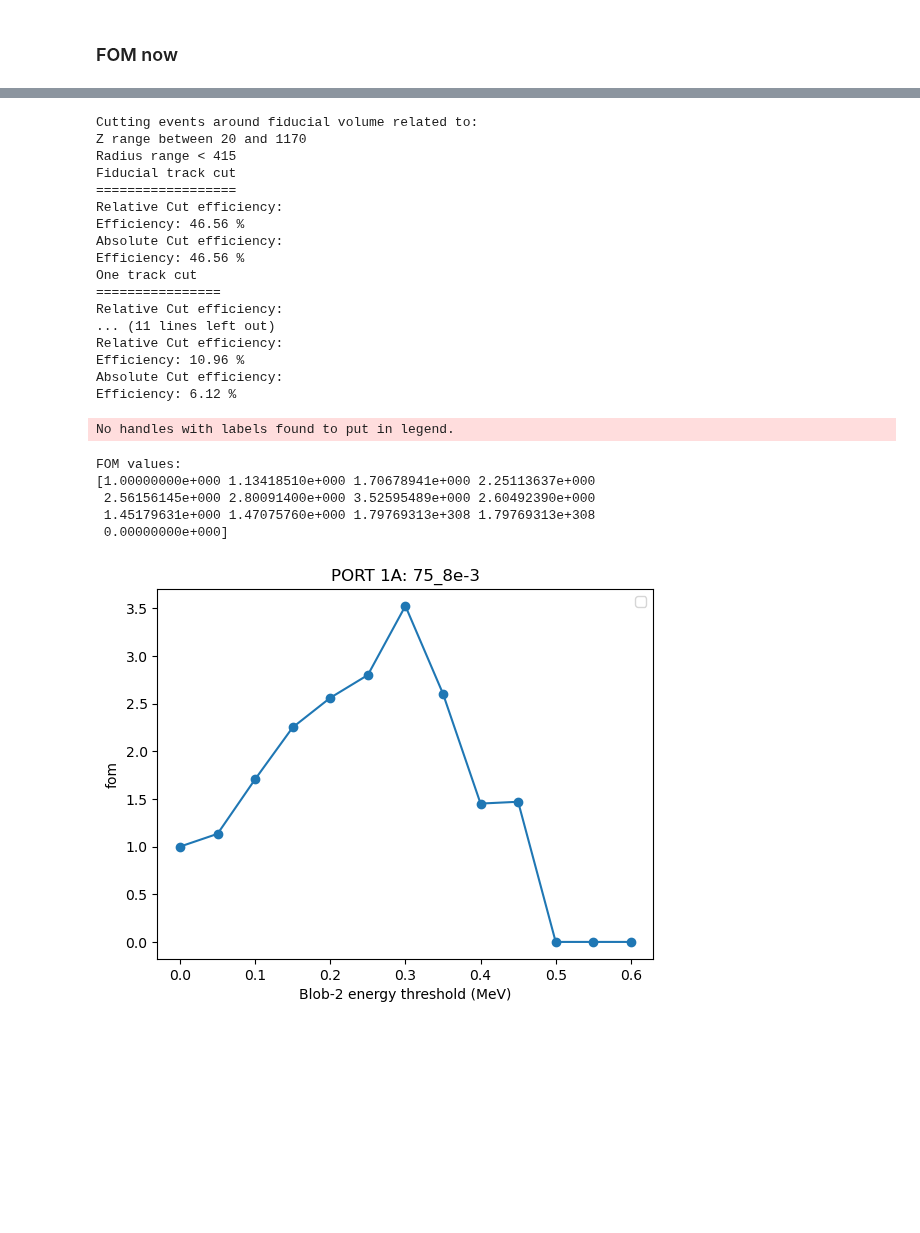
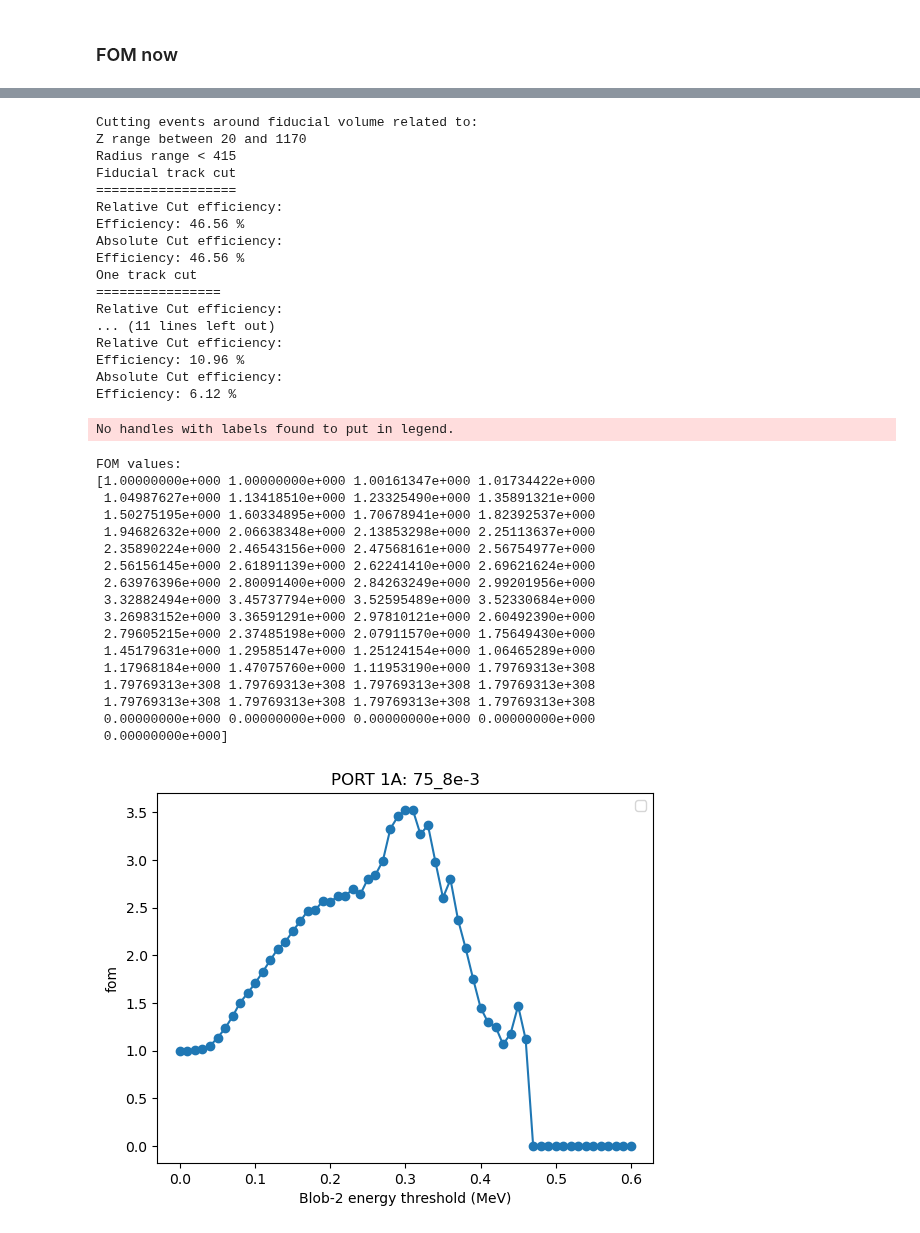
Before and after one commit to jwaiton/next_misc, a Jupyter notebook: further_beersheba_analysis/study_output.ipynb, the cells around one changed output, grey strips where cells are left out. Cells and saved outputs as stored; diff of their text form; code cells hidden in the pictures; blank space fills up the shorter version.

```diff
--- a/further_beersheba_analysis/study_output.ipynb
+++ b/further_beersheba_analysis/study_output.ipynb
@@ -61,7 +63,8 @@ def load_plot_cut_FOM(file_path, title = "Low pressure track energies"):
     cuts = np.linspace(0,0.6, 61, endpoint = True)
 
     cut_tracks = func.apply_cuts(tracks_low_E, lower_z = 20, upper_z = 1170, r_lim = 415)
-    func.apply_FOM(file_path, cut_tracks[0], cut_list = cuts, plot = True, plot_title = title)
+    fom_vals = func.apply_FOM(file_path, cut_tracks[0], cut_list = cuts, plot = True, plot_title = title)
+    return fom_vals
 # read in the data files
 #file_60_8 = func.load_data('data/60_8e-3/isaura/')
 #tracks_60 = file_60_8[0]
@@ -171,39 +186,51 @@ FOM values:
 # %%
-load_plot_cut_FOM('data/75_8e-3/isaura/', title = "PORT 1A: 75_8e-3")
+fom_75 = load_plot_cut_FOM('data/75_8e-3/isaura/', title = "PORT 1A: 75_8e-3")
 # %% [output]
 50
 100
 150
 200
 250
 300
 A value is trying to be set on a copy of a slice from a DataFrame.
 Try using .loc[row_indexer,col_indexer] = value instead
 
 See the caveats in the documentation: https://pandas.pydata.org/pandas-docs/stable/user_guide/indexing.html#returning-a-view-versus-a-copy
   remove_low_E['numb_of_tracks'] = remove_low_E['event'].map(event_counts)
 Cutting events around fiducial volume related to:
 Z range between 20 and 1170
 Radius range < 415
 Fiducial track cut
 ==================
 Relative Cut efficiency:
 Efficiency: 46.56 %
 Absolute Cut efficiency:
 Efficiency: 46.56 %
 One track cut
 ================
 Relative Cut efficiency:
 ... (11 lines left out)
 Relative Cut efficiency:
 Efficiency: 10.96 %
 Absolute Cut efficiency:
 Efficiency: 6.12 %
 No handles with labels found to put in legend.
 FOM values:
-[1.00000000e+000 1.13418510e+000 1.70678941e+000 2.25113637e+000
- 2.56156145e+000 2.80091400e+000 3.52595489e+000 2.60492390e+000
- 1.45179631e+000 1.47075760e+000 1.79769313e+308 1.79769313e+308
+[1.00000000e+000 1.00000000e+000 1.00161347e+000 1.01734422e+000
+ 1.04987627e+000 1.13418510e+000 1.23325490e+000 1.35891321e+000
+ 1.50275195e+000 1.60334895e+000 1.70678941e+000 1.82392537e+000
+ 1.94682632e+000 2.06638348e+000 2.13853298e+000 2.25113637e+000
+ 2.35890224e+000 2.46543156e+000 2.47568161e+000 2.56754977e+000
+ 2.56156145e+000 2.61891139e+000 2.62241410e+000 2.69621624e+000
+ 2.63976396e+000 2.80091400e+000 2.84263249e+000 2.99201956e+000
+ 3.32882494e+000 3.45737794e+000 3.52595489e+000 3.52330684e+000
+ 3.26983152e+000 3.36591291e+000 2.97810121e+000 2.60492390e+000
+ 2.79605215e+000 2.37485198e+000 2.07911570e+000 1.75649430e+000
+ 1.45179631e+000 1.29585147e+000 1.25124154e+000 1.06465289e+000
+ 1.17968184e+000 1.47075760e+000 1.11953190e+000 1.79769313e+308
+ 1.79769313e+308 1.79769313e+308 1.79769313e+308 1.79769313e+308
+ 1.79769313e+308 1.79769313e+308 1.79769313e+308 1.79769313e+308
+ 0.00000000e+000 0.00000000e+000 0.00000000e+000 0.00000000e+000
  0.00000000e+000]
-[figure, old version]
+[figure, new version]
 # %%
```
Also changed, not shown: parts of 21 cells of this notebook.
